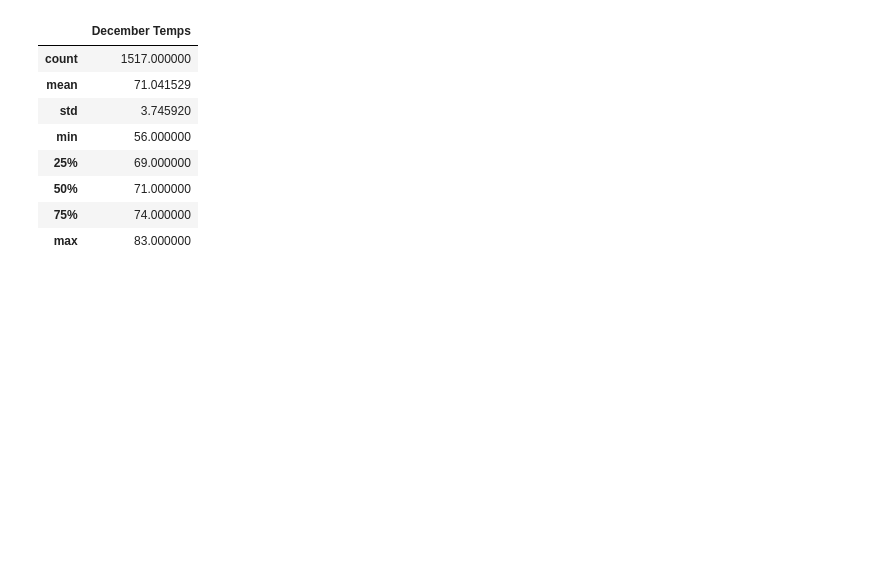
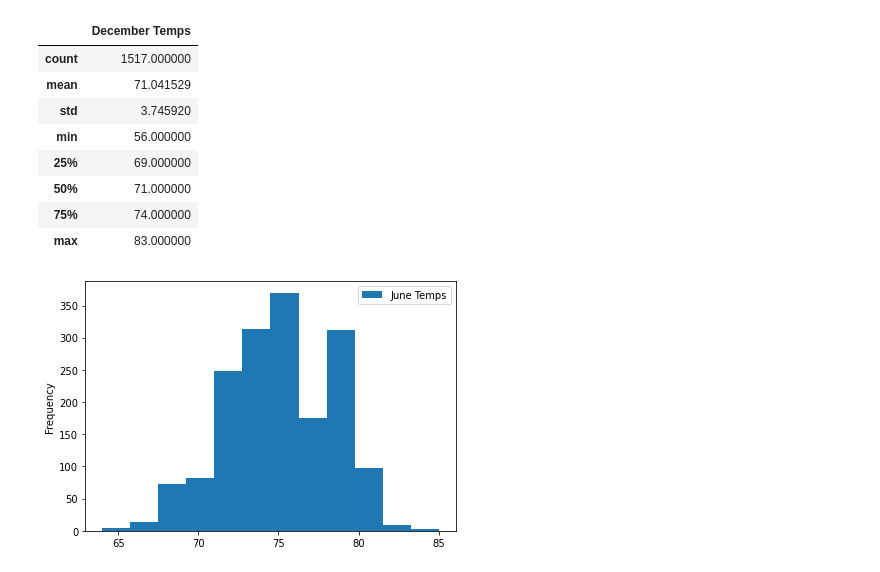
Before and after one commit to ChelseaLangford/surfs_up, a Jupyter notebook: SurfsUp_Challenge.ipynb, the cells around one changed output. Cells and saved outputs as stored; diff of their text form; code cells hidden in the pictures; blank space fills up the shorter version.

```diff
--- a/SurfsUp_Challenge.ipynb
+++ b/SurfsUp_Challenge.ipynb
@@ -153,3 +154,9 @@ dec_df.describe()
 | 50% | 71.000000 |
 | 75% | 74.000000 |
 | max | 83.000000 |
+# %%
+# plot the results as a histogram
+june_df.plot.hist(bins=12)
+plt.tight_layout()
+# %% [output]
+[figure, added]
```
Also changed, not shown: parts of 2 cells of this notebook.
